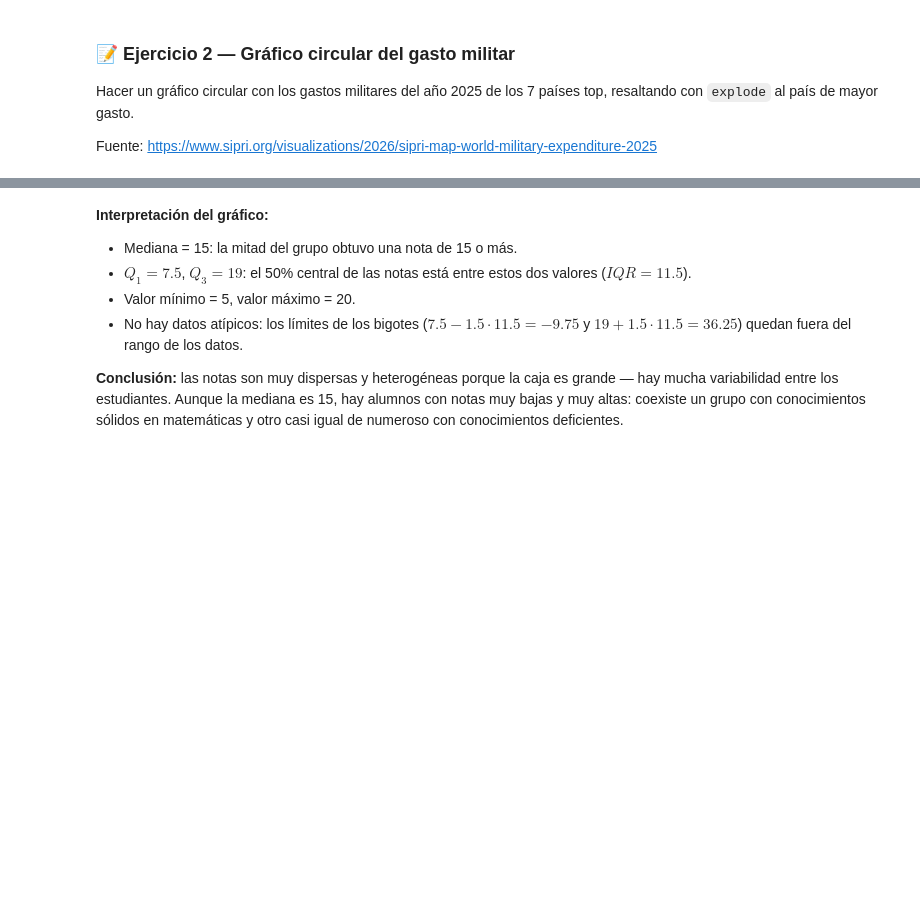
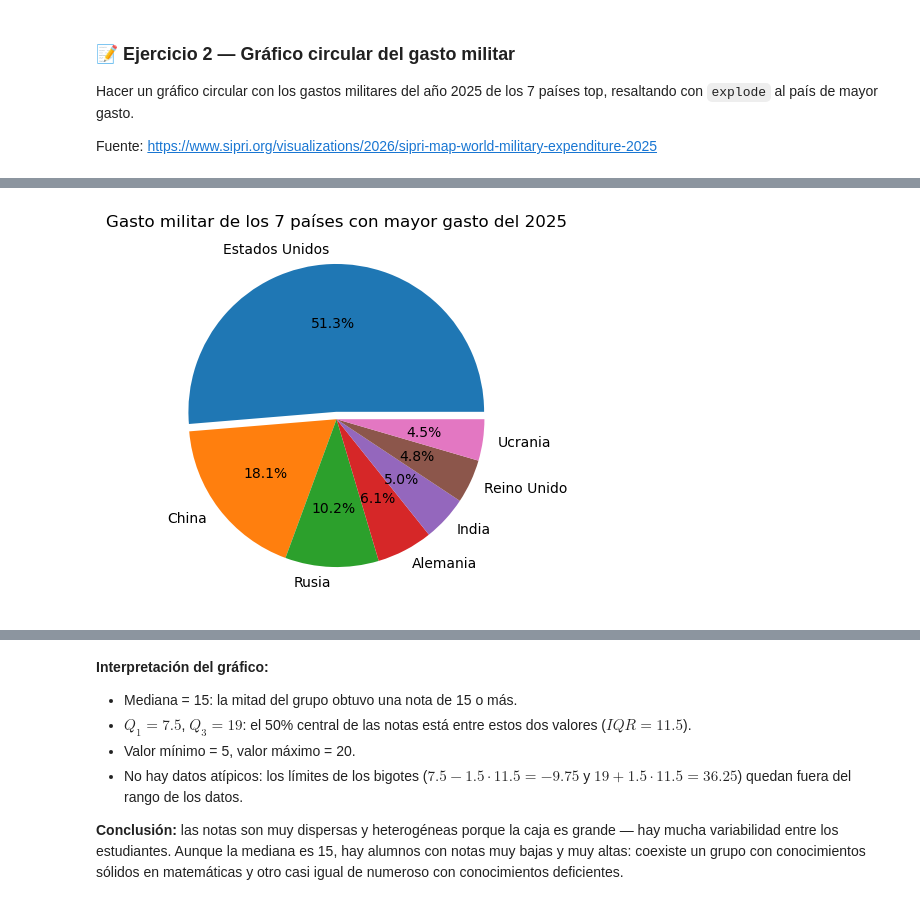
Before and after one commit to jgomezz/cpe_ciencia_datos_python_2026, a Jupyter notebook: mod2_estadistica_y_visualizacion/semana_04_advanced_visualization.ipynb, the cells around one changed output, grey strips where cells are left out. Saved outputs shown, nothing was run; the diff lists cells and outputs as text; code cells hidden in the pictures; blank space fills up the shorter version.

```diff
--- a/mod2_estadistica_y_visualizacion/semana_04_advanced_visualization.ipynb
+++ b/mod2_estadistica_y_visualizacion/semana_04_advanced_visualization.ipynb
@@ -144,0 +193,44 @@ Descomente las otras listas para experimentar cómo cambia la caja:
+# %%
+import pandas as pd
+import matplotlib.pyplot as plt
+
+
+paises = [
+    "Estados Unidos",
+    "China",
+    "Rusia",
+    "Alemania",
+    "India",
+    "Reino Unido",
+    "Ucrania"
+]
+
+
+gastos = [
+    954,
+    336,
+    190,
+    114,
+    92.1,
+    89.0,
+    84.1
+]
+
+
+explode = [0.05, 0, 0, 0, 0, 0, 0]
+
+
+plt.pie(
+    gastos,
+    labels=paises,
+    autopct="%1.1f%%",
+    explode=explode
+)
+
+
+plt.title("Gasto militar de los 7 países con mayor gasto del 2025")
+
+
+plt.show()
+# %% [output]
+[figure, added]
```
Also changed, not shown: parts of 19 cells of this notebook.
